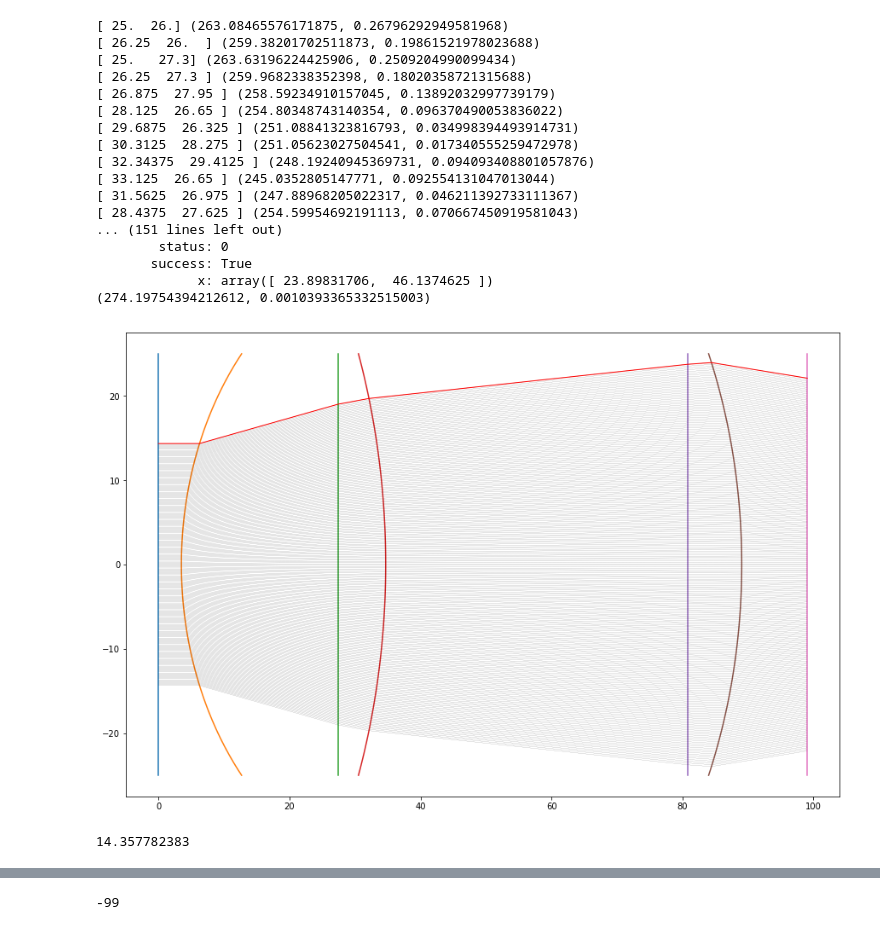
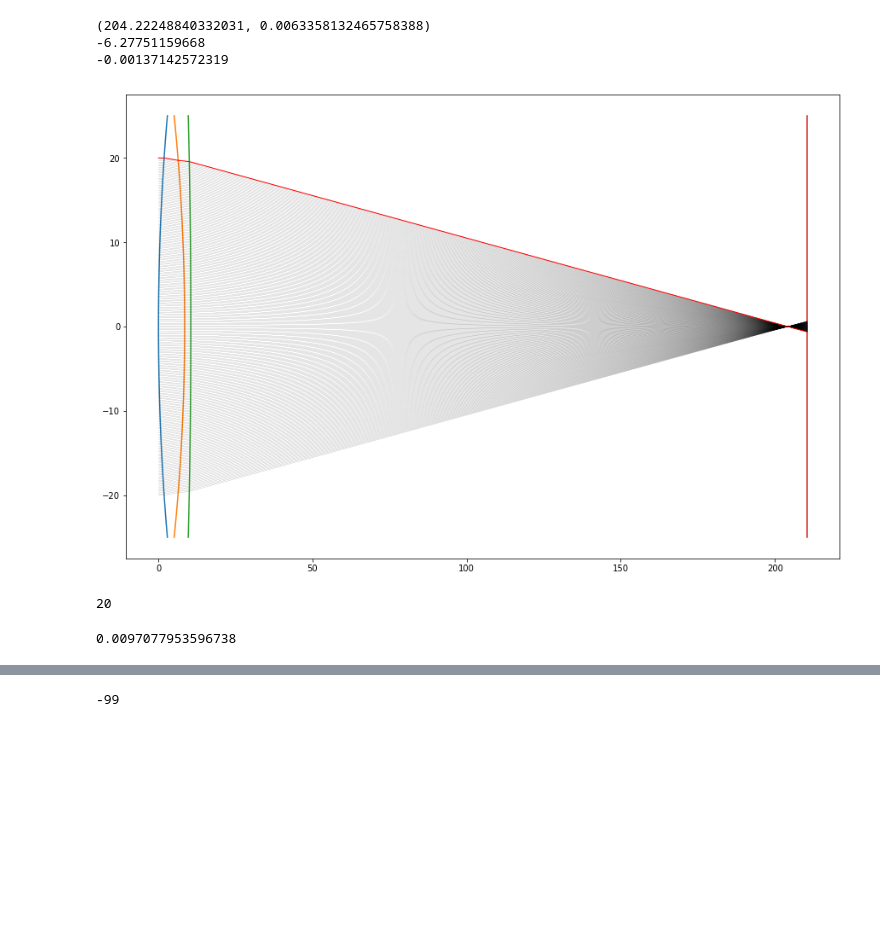
Before and after one commit to debatin/beamtrace, a Jupyter notebook: beamtrace2.ipynb, the cells around one changed output, grey strips where cells are left out. Cells and saved outputs as stored; diff of their text form; code cells hidden in the pictures; blank space fills up the shorter version.

Commit message:
some lens systems

```diff
--- a/beamtrace2.ipynb
+++ b/beamtrace2.ipynb
@@ -187,6 +189,8 @@ def defaultplot(zoom):
     s.calculate_marginal()
     CLC=s.circle_of_least_confusion()
     print(CLC)
+    print(CLC[0]-s.surfaces[-1].pos())
+
     offset=0.09*0
     bb=beam_field()
     bb.rectangular_grid(1,250,s.entrance_pupil,0.002*0)
@@ -199,43 +203,45 @@ def defaultplot(zoom):
         plt.ylim(-1*zoom+offset,1*zoom+offset)
     #plt.xlim(112.9,113.1)
     #plt.ylim(10,25)
+    osc=sum(s.OSC(-0.0074887)[:-1])
+    print(osc)
     plt.show()
     print(s.entrance_pupil)
 # %%
 #ls=create_doppelachromat(1000,38.6,1/0.0001,1/0.012)
-s=lens_system(10)
+s=lens_system(20)
 s.surfaces=[]
-add_monospheric(s,-75,25.01836571,True)
-add_monospheric(s,150,26.9803271,True)
-#add_monospheric(s,-150,25.01836571,True)
-#add_monospheric(s,175,26.9803271,True)
-add_monospheric(s,125,10,True)
+#add_monospheric(s,-100,22.58199437,True)
+#add_monospheric(s,300,0.1)
+#add_monospheric(s,200,200,True)
+#add_monospheric(s,250,300)
+#add_achromat(s,200,200)
+#add_monospheric(s,-150,8.58199437,True)
+#add_monospheric(s,200,35.39585382,True)
+#add_monospheric(s,200,200,True)
+#add_monospheric(s,400,200)
+#add_achromat(s,150,1)#add_monospheric(s,200,200,True)
+add_achromat(s,200,200)
+#add_monospheric(s,150,300)
+#add_meniscus(s,150,12)
 #s.add_surface(surface(6.6,0,1.456))
 #s.add_surface(surface(59,0,1))
 s.add_surface(surface(100,0,1))
 
-res=minimize(optimize_lenses_ff,([25,26]), method='Nelder-Mead',tol=1e-4)
-print(res)
+
+
+#res=minimize(optimize_lenses_ff,([6,25]), method='Nelder-Mead')#,tol=1e-6
+#print(res)
 defaultplot(0)
 # %% [output]
-[ 25.  26.] (263.08465576171875, 0.26796292949581968)
-[ 26.25  26.  ] (259.38201702511873, 0.19861521978023688)
-[ 25.   27.3] (263.63196224425906, 0.2509204990099434)
-[ 26.25  27.3 ] (259.9682338352398, 0.18020358721315688)
-[ 26.875  27.95 ] (258.59234910157045, 0.13892032997739179)
-[ 28.125  26.65 ] (254.80348743140354, 0.096370490053836022)
-[ 29.6875  26.325 ] (251.08841323816793, 0.034998394493914731)
-[ 30.3125  28.275 ] (251.05623027504541, 0.017340555259472978)
-[ 32.34375  29.4125 ] (248.19240945369731, 0.094093408801057876)
-[ 33.125  26.65 ] (245.0352805147771, 0.092554131047013044)
-[ 31.5625  26.975 ] (247.88968205022317, 0.046211392733111367)
-[ 28.4375  27.625 ] (254.59954692191113, 0.070667450919581043)
-... (151 lines left out)
-        status: 0
-       success: True
-             x: array([ 23.89831706,  46.1374625 ])
-(274.19754394212612, 0.0010393365332515003)
+(204.22248840332031, 0.0063358132465758388)
+-6.27751159668
+-0.00137142572319
-[figure, old version]
+[figure, new version]
-14.357782383
+20
+# %%
+s.surfaces[2].C
+# %% [output]
+0.0097077953596738
 # %%
 s.entrance_pupil
```
Also changed, not shown: parts of 7 cells of this notebook, 2 other files.
